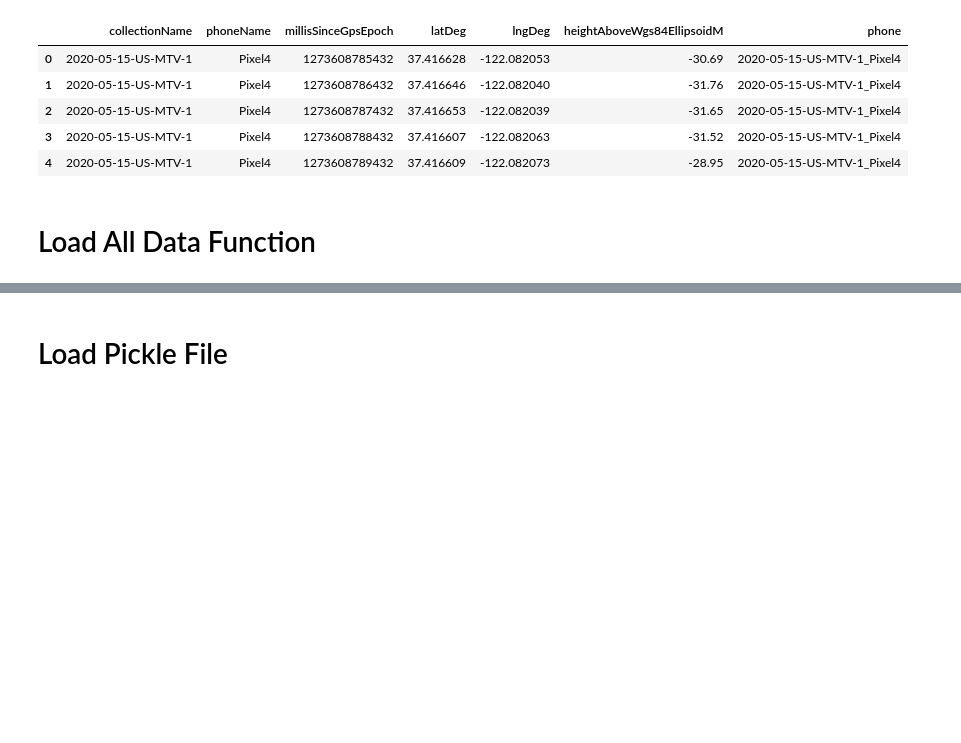
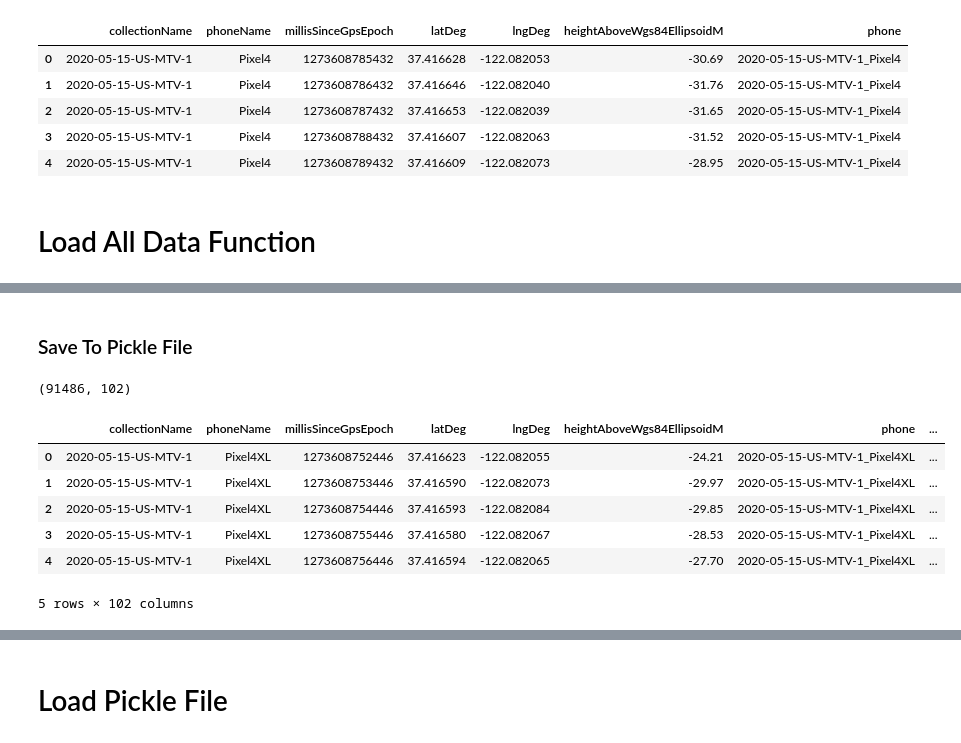
Before and after one commit to leeh8911/BeSuperRepo, a Jupyter notebook: GoogleSmartPhone/code/GSDC1_GatherData.ipynb, the cells around one changed output, grey strips where cells are left out. Cells and saved outputs as stored; diff of their text form; code cells hidden in the pictures; blank space fills up the shorter version.

```diff
--- a/GoogleSmartPhone/code/GSDC1_GatherData.ipynb
+++ b/GoogleSmartPhone/code/GSDC1_GatherData.ipynb
@@ -139,0 +228,8 @@ output.to_pickle(str(PATH / "gsdc_train.pkl.gzip"))
+# %%
+with Pool(thread_num) as pool:
+    imap = pool.imap(ground_truth_file_open, ground_truth_path_list)
+    ground_truth = list(tqdm(imap, total=len(ground_truth_path_list), desc="load ground truth"))
+# %%
+with Pool(thread_num) as pool:
+    imap = pool.imap(derived_file_open, derived_path_list)
+    derived = list(tqdm(imap, total=len(derived_path_list), desc="load derived data"))
@@ -139,0 +238,4 @@ output.to_pickle(str(PATH / "gsdc_train.pkl.gzip"))
+# %%
+df_derived = pd.concat(derived)
+print(df_derived.shape)
+df_derived.head()
@@ -139,0 +250,13 @@ output.to_pickle(str(PATH / "gsdc_train.pkl.gzip"))
+# %%
+gnss_dict = {}
+for key in gnss_section_names:
+    list_temp = []
+    for gnss_log in gnss_logs:
+        list_temp.append(gnss_log[key])
+    df_temp = pd.concat(list_temp)
+    gnss_dict[key] = df_temp
+    if (key == "Status") or (key == "Fix"):
+        gnss_dict[key].rename(columns = {'UnixTimeMillis':'utcTimeMillis'}, inplace = True)
+    gnss_dict[key]["millisSinceGpsEpoch"] = gnss_dict[key]["utcTimeMillis"].astype('int64') - 315964800000
+    print(gnss_dict[key].shape)
+    print(gnss_dict[key].head())
@@ -140,3 +281,16 @@ output.to_pickle(str(PATH / "gsdc_train.pkl.gzip"))
+# %% [markdown]
+### Save To Pickle File
 # %%
-output = merge_data(test_df, df_truth, df_derived, gnss_dict)
+output = merge_data(test_df, None, df_derived, gnss_dict)
 output.to_pickle(str(PATH / "gsdc_test.pkl.gzip"))
+print(output.shape)
+output.head()
+# %% [output]
+(91486, 102)
+|  | collectionName | phoneName | millisSinceGpsEpoch | latDeg | lngDeg | heightAboveWgs84EllipsoidM | phone | ... |
+| 0 | 2020-05-15-US-MTV-1 | Pixel4XL | 1273608752446 | 37.416623 | -122.082055 | -24.21 | 2020-05-15-US-MTV-1_Pixel4XL | ... |
+| 1 | 2020-05-15-US-MTV-1 | Pixel4XL | 1273608753446 | 37.416590 | -122.082073 | -29.97 | 2020-05-15-US-MTV-1_Pixel4XL | ... |
+| 2 | 2020-05-15-US-MTV-1 | Pixel4XL | 1273608754446 | 37.416593 | -122.082084 | -29.85 | 2020-05-15-US-MTV-1_Pixel4XL | ... |
+| 3 | 2020-05-15-US-MTV-1 | Pixel4XL | 1273608755446 | 37.416580 | -122.082067 | -28.53 | 2020-05-15-US-MTV-1_Pixel4XL | ... |
+| 4 | 2020-05-15-US-MTV-1 | Pixel4XL | 1273608756446 | 37.416594 | -122.082065 | -27.70 | 2020-05-15-US-MTV-1_Pixel4XL | ... |
+5 rows × 102 columns
```
Also changed, not shown: parts of 30 cells of this notebook.
